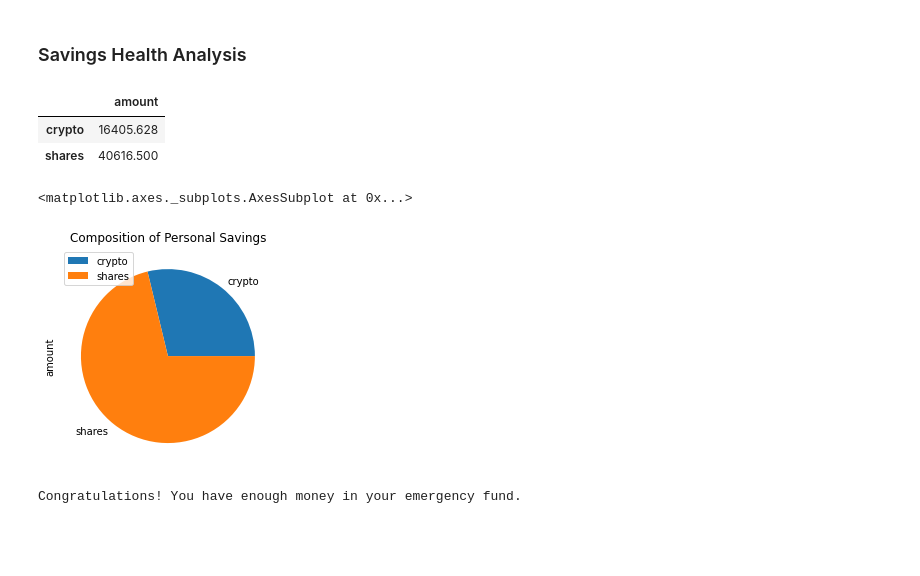
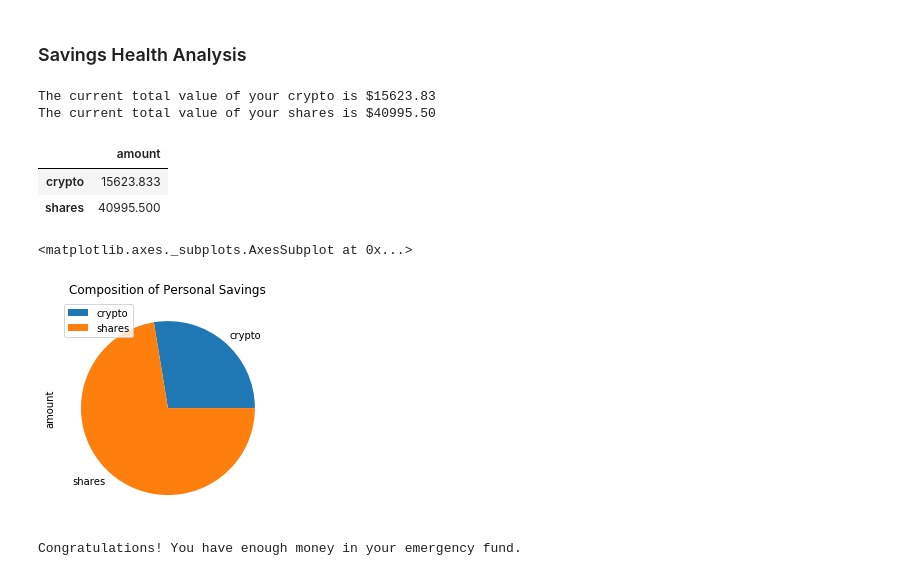
Before and after one commit to jorgeabud/alpaca_homework, a Jupyter notebook: financial-planner.ipynb, the cells around one changed output. Cells and saved outputs as stored; diff of their text form; code cells hidden in the pictures; blank space fills up the shorter version.

Commit message:
pie chart and df_savings

```diff
--- a/financial-planner.ipynb
+++ b/financial-planner.ipynb
@@ -188,22 +199,29 @@ The current value of your 200 AGG shares is $23603.00
+# %%
+crypto = my_eth_value + my_btc_value
+shares = my_agg_value + my_spy_value
+print(f"The current total value of your crypto is ${crypto:0.2f}")
+print(f"The current total value of your shares is ${shares:0.2f}")
+# %% [output]
+The current total value of your crypto is $15623.83
+The current total value of your shares is $40995.50
 # %%
-# Set monthly household income
-# YOUR CODE HERE!
-
 # Create savings DataFrame
 # YOUR CODE HERE!
-
+data_total = [crypto, shares]
+df_savings= pd.DataFrame(data_total, index=["crypto", "shares"], columns=["amount"])
 # Display savings DataFrame
 display(df_savings)
 # %% [output]
 |  | amount |
-| crypto | 16405.628 |
-| shares | 40616.500 |
+| crypto | 15623.833 |
+| shares | 40995.500 |
 # %%
 # Plot savings pie chart
 # YOUR CODE HERE!
+df_savings.plot.pie(y="amount", title="Composition of Personal Savings")
 # %% [output]
 <matplotlib.axes._subplots.AxesSubplot at 0x...>
-[figure, old version]
+[figure, new version]
 # %%
 # Set ideal emergency fund
 emergency_fund = monthly_income * 3
```
Also changed, not shown: parts of 3 cells of this notebook.
